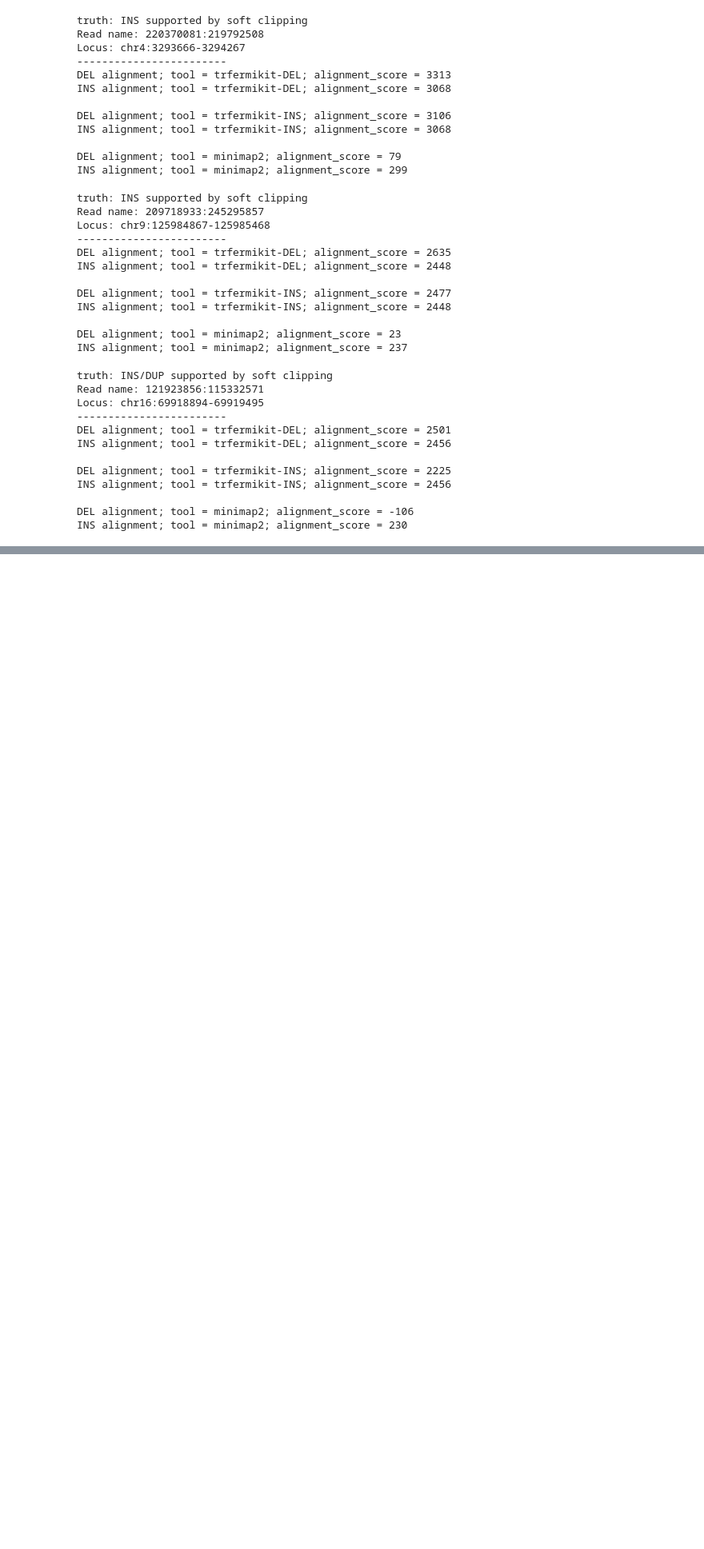
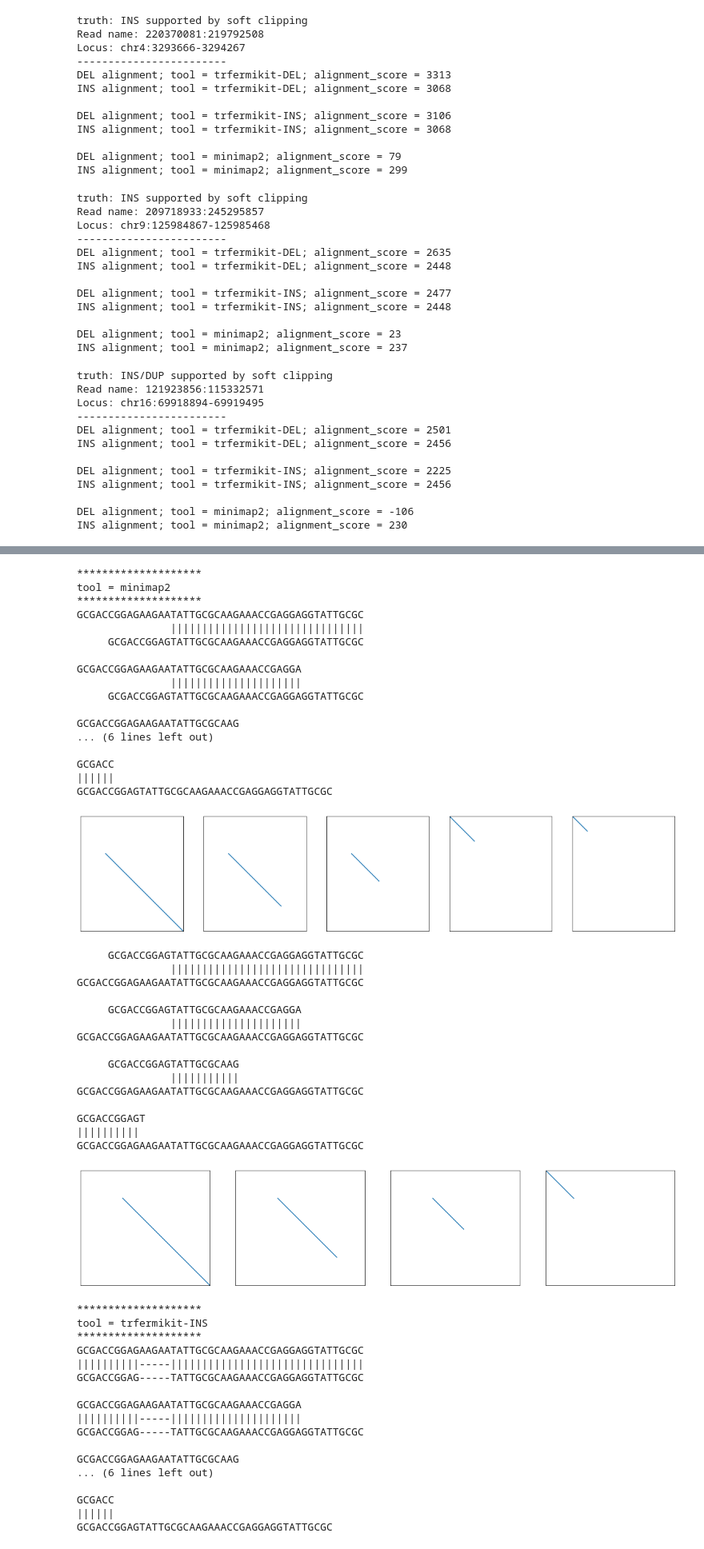
Before and after one commit to petermchale/trfermikit, a Jupyter notebook: experiments/alignment_scores.ipynb, the cells around one changed output, grey strips where cells are left out. Shown: that part at 80% size. Saved outputs shown, nothing was run; the diff lists cells and outputs as text; code cells hidden in the pictures; blank space fills up the shorter version.

```diff
--- a/experiments/alignment_scores.ipynb
+++ b/experiments/alignment_scores.ipynb
@@ -377,0 +595,56 @@ ModuleNotFoundError: No module named 'Bio'
+# %%
+plot_six_tracebacks(
+    short_sequence = X + B + A + Y + B,
+    long_sequence = X + A + B + A + Y + B)
+# %% [output]
+********************
+tool = minimap2
+********************
+GCGACCGGAGAAGAATATTGCGCAAGAAACCGAGGAGGTATTGCGC
+               |||||||||||||||||||||||||||||||
+     GCGACCGGAGTATTGCGCAAGAAACCGAGGAGGTATTGCGC
+
+GCGACCGGAGAAGAATATTGCGCAAGAAACCGAGGA
+               |||||||||||||||||||||
+     GCGACCGGAGTATTGCGCAAGAAACCGAGGAGGTATTGCGC
+
+GCGACCGGAGAAGAATATTGCGCAAG
+... (6 lines left out)
+
+GCGACC
+||||||
+GCGACCGGAGTATTGCGCAAGAAACCGAGGAGGTATTGCGC
+[figure, added]
+     GCGACCGGAGTATTGCGCAAGAAACCGAGGAGGTATTGCGC
+               |||||||||||||||||||||||||||||||
+GCGACCGGAGAAGAATATTGCGCAAGAAACCGAGGAGGTATTGCGC
+
+     GCGACCGGAGTATTGCGCAAGAAACCGAGGA
+               |||||||||||||||||||||
+GCGACCGGAGAAGAATATTGCGCAAGAAACCGAGGAGGTATTGCGC
+
+     GCGACCGGAGTATTGCGCAAG
+               |||||||||||
+GCGACCGGAGAAGAATATTGCGCAAGAAACCGAGGAGGTATTGCGC
+
+GCGACCGGAGT
+||||||||||
+GCGACCGGAGAAGAATATTGCGCAAGAAACCGAGGAGGTATTGCGC
+[figure, added]
+********************
+tool = trfermikit-INS
+********************
+GCGACCGGAGAAGAATATTGCGCAAGAAACCGAGGAGGTATTGCGC
+||||||||||-----|||||||||||||||||||||||||||||||
+GCGACCGGAG-----TATTGCGCAAGAAACCGAGGAGGTATTGCGC
+
+GCGACCGGAGAAGAATATTGCGCAAGAAACCGAGGA
+||||||||||-----|||||||||||||||||||||
+GCGACCGGAG-----TATTGCGCAAGAAACCGAGGAGGTATTGCGC
+
+GCGACCGGAGAAGAATATTGCGCAAG
+... (6 lines left out)
+
+GCGACC
+||||||
+GCGACCGGAGTATTGCGCAAGAAACCGAGGAGGTATTGCGC
```
Also changed, not shown: parts of 6 cells of this notebook, 2 other files.
